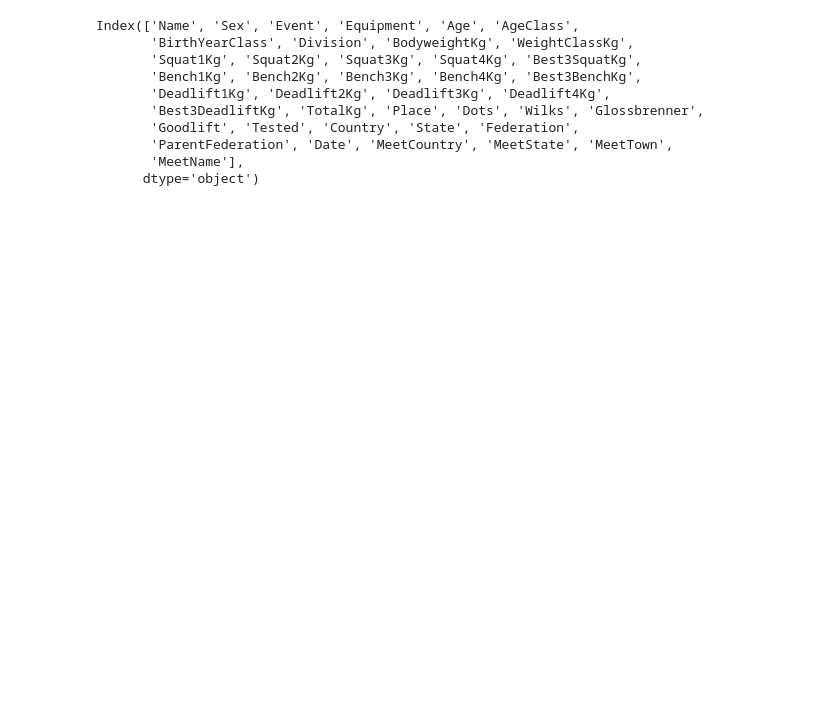
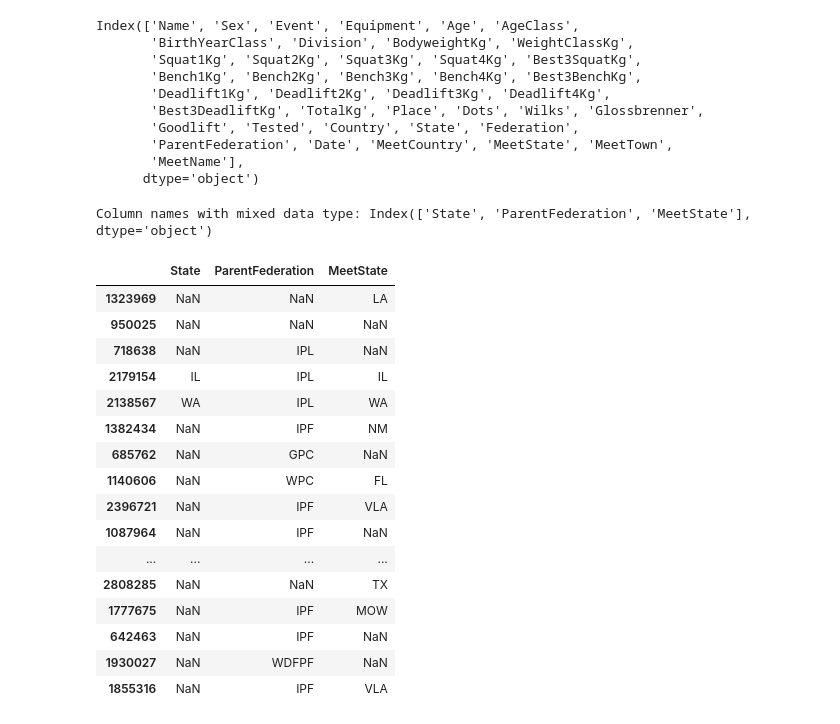
Before and after one commit to ericbohner/OpenPowerLifting-Analysis, a Jupyter notebook: data_cleaning.ipynb, the cells around one changed output. Saved outputs shown, nothing was run; the diff lists cells and outputs as text; code cells hidden in the pictures; blank space fills up the shorter version.

```diff
--- a/data_cleaning.ipynb
+++ b/data_cleaning.ipynb
@@ -58,6 +59,9 @@ No doubt some of these columns will require some work before I can pull meaningf
 import pandas as pd
 import numpy as np
 import matplotlib.pyplot as plt
+
+pd.set_option('display.max_columns', None)
+pd.set_option('display.max_rows', 100)
 # %%
 openpl = pd.read_csv('data/openpowerlifting-2023-08-05-ae3dc469.csv')
 openpl.head()
@@ -87,3 +86,29 @@ Index(['Name', 'Sex', 'Event', 'Equipment', 'Age', 'AgeClass',
        'ParentFederation', 'Date', 'MeetCountry', 'MeetState', 'MeetTown',
        'MeetName'],
       dtype='object')
+# %%
+# We are given a warning that certain columns have multiple datatypes.  Let's find those.
+
+print(f'Column names with mixed data type: {openpl.columns[[33,35,38]]}')
+# %% [output]
+Column names with mixed data type: Index(['State', 'ParentFederation', 'MeetState'], dtype='object')
+# %%
+openpl[['State', 'ParentFederation', 'MeetState']].sample(20)
+# %% [output]
+|  | State | ParentFederation | MeetState |
+| 1323969 | NaN | NaN | LA |
+| 950025 | NaN | NaN | NaN |
+| 718638 | NaN | IPL | NaN |
+| 2179154 | IL | IPL | IL |
+| 2138567 | WA | IPL | WA |
+| 1382434 | NaN | IPF | NM |
+| 685762 | NaN | GPC | NaN |
+| 1140606 | NaN | WPC | FL |
+| 2396721 | NaN | IPF | VLA |
+| 1087964 | NaN | IPF | NaN |
+| ... | ... | ... | ... |
+| 2808285 | NaN | NaN | TX |
+| 1777675 | NaN | IPF | MOW |
+| 642463 | NaN | IPF | NaN |
+| 1930027 | NaN | WDFPF | NaN |
+| 1855316 | NaN | IPF | VLA |
```
Also changed, not shown: parts of 47 cells of this notebook.
